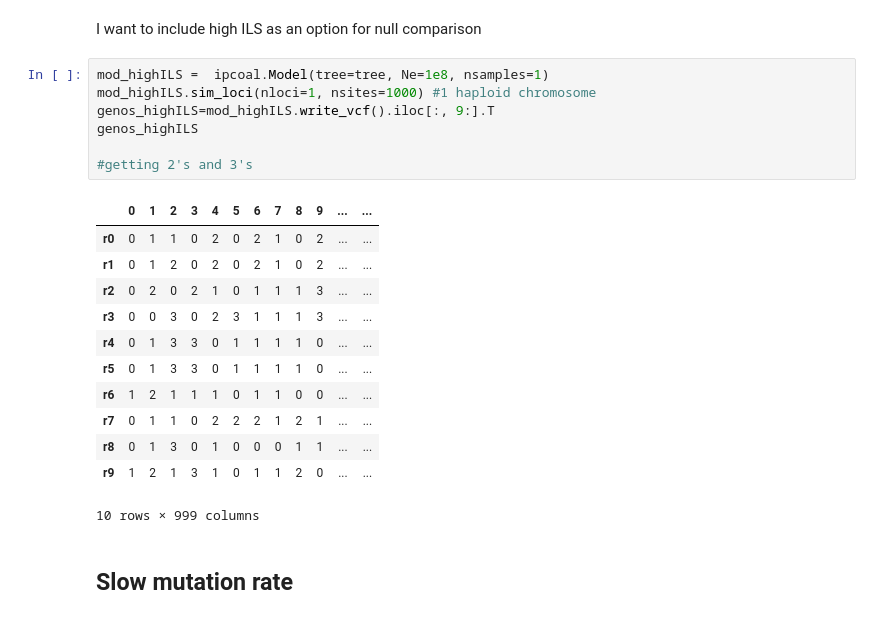
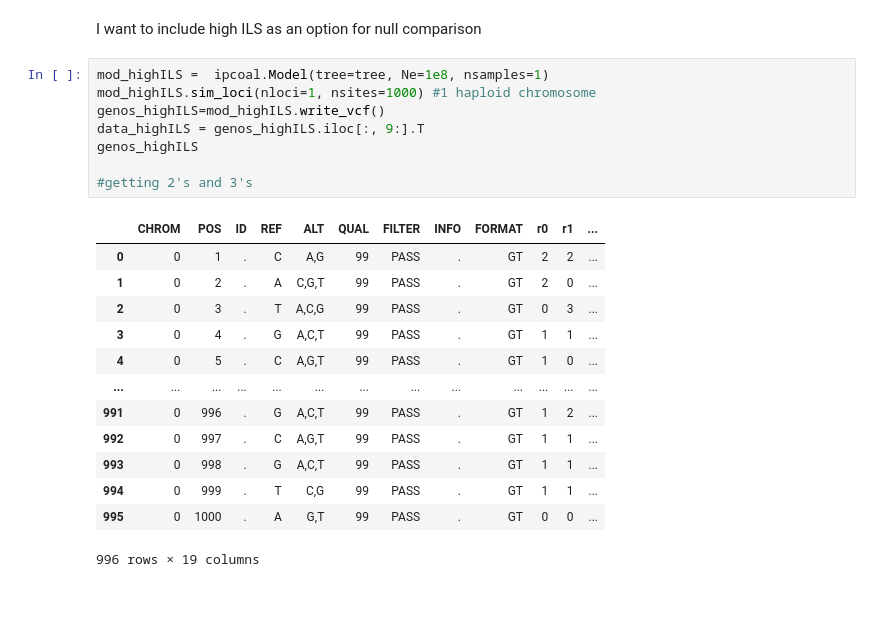
Before and after one commit to eaton-lab/hogtie, a Jupyter notebook: notebooks/simulations.ipynb, the cells around one changed output. Saved outputs shown, nothing was run; the diff lists cells and outputs as text.

```diff
--- a/notebooks/simulations.ipynb
+++ b/notebooks/simulations.ipynb
@@ -47,22 +47,22 @@ I want to include high ILS as an option for null comparison
 # %%
 mod_highILS =  ipcoal.Model(tree=tree, Ne=1e8, nsamples=1)
 mod_highILS.sim_loci(nloci=1, nsites=1000) #1 haploid chromosome
-genos_highILS=mod_highILS.write_vcf().iloc[:, 9:].T
+genos_highILS=mod_highILS.write_vcf()
+data_highILS = genos_highILS.iloc[:, 9:].T
 genos_highILS
 
 #getting 2's and 3's
 # %% [output]
-|  | 0 | 1 | 2 | 3 | 4 | 5 | 6 | 7 | 8 | 9 | ... | ... |
-| r0 | 0 | 1 | 1 | 0 | 2 | 0 | 2 | 1 | 0 | 2 | ... | ... |
-| r1 | 0 | 1 | 2 | 0 | 2 | 0 | 2 | 1 | 0 | 2 | ... | ... |
-| r2 | 0 | 2 | 0 | 2 | 1 | 0 | 1 | 1 | 1 | 3 | ... | ... |
-| r3 | 0 | 0 | 3 | 0 | 2 | 3 | 1 | 1 | 1 | 3 | ... | ... |
-| r4 | 0 | 1 | 3 | 3 | 0 | 1 | 1 | 1 | 1 | 0 | ... | ... |
-| r5 | 0 | 1 | 3 | 3 | 0 | 1 | 1 | 1 | 1 | 0 | ... | ... |
-| r6 | 1 | 2 | 1 | 1 | 1 | 0 | 1 | 1 | 0 | 0 | ... | ... |
-| r7 | 0 | 1 | 1 | 0 | 2 | 2 | 2 | 1 | 2 | 1 | ... | ... |
-| r8 | 0 | 1 | 3 | 0 | 1 | 0 | 0 | 0 | 1 | 1 | ... | ... |
-| r9 | 1 | 2 | 1 | 3 | 1 | 0 | 1 | 1 | 2 | 0 | ... | ... |
+|  | CHROM | POS | ID | REF | ALT | QUAL | FILTER | INFO | FORMAT | r0 | r1 | ... |
+| 0 | 0 | 1 | . | C | A,G | 99 | PASS | . | GT | 2 | 2 | ... |
+| 1 | 0 | 2 | . | A | C,G,T | 99 | PASS | . | GT | 2 | 0 | ... |
+| 2 | 0 | 3 | . | T | A,C,G | 99 | PASS | . | GT | 0 | 3 | ... |
+| 3 | 0 | 4 | . | G | A,C,T | 99 | PASS | . | GT | 1 | 1 | ... |
+| 4 | 0 | 5 | . | C | A,G,T | 99 | PASS | . | GT | 1 | 0 | ... |
+| ... | ... | ... | ... | ... | ... | ... | ... | ... | ... | ... | ... | ... |
+| 991 | 0 | 996 | . | G | A,C,T | 99 | PASS | . | GT | 1 | 2 | ... |
+| 992 | 0 | 997 | . | C | A,G,T | 99 | PASS | . | GT | 1 | 1 | ... |
+| 993 | 0 | 998 | . | G | A,C,T | 99 | PASS | . | GT | 1 | 1 | ... |
+| 994 | 0 | 999 | . | T | C,G | 99 | PASS | . | GT | 1 | 1 | ... |
+| 995 | 0 | 1000 | . | A | G,T | 99 | PASS | . | GT | 0 | 0 | ... |
-10 rows × 999 columns
+996 rows × 19 columns
-# %% [markdown]
-## Slow mutation rate
```
Also changed, not shown: parts of 10 cells of this notebook.
